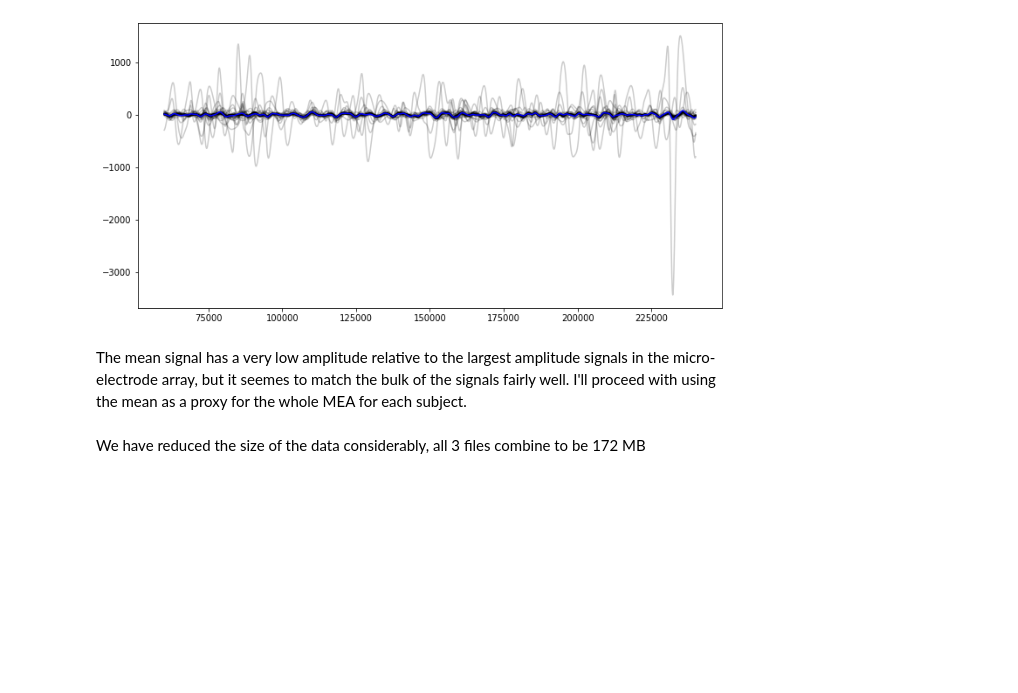
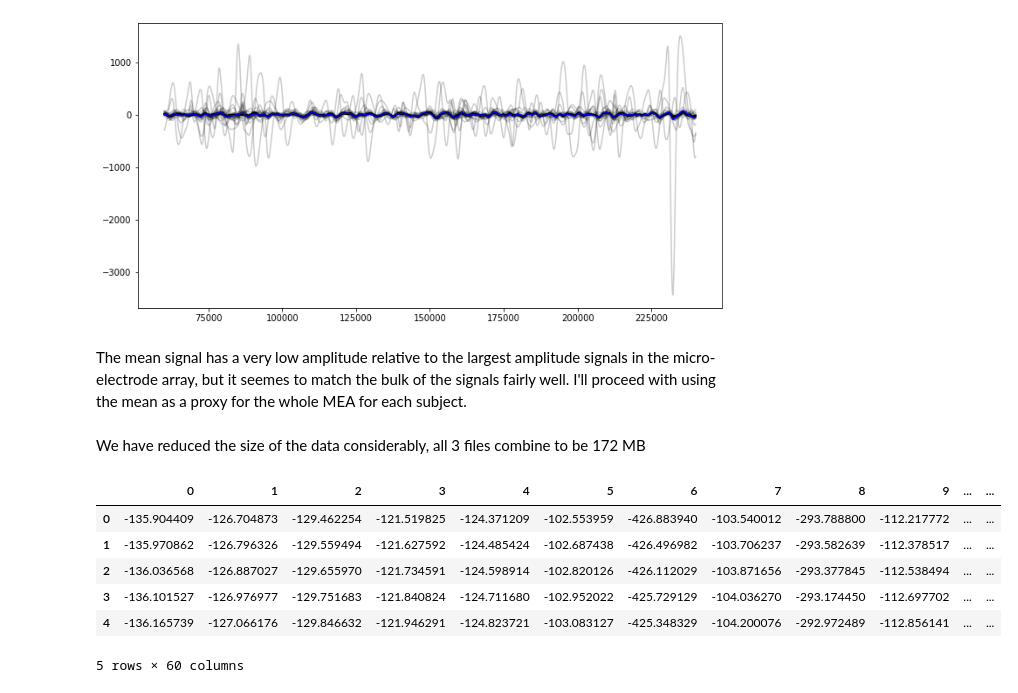
Before and after one commit to kartikey-vyas/GI-timeseries-classification, a Jupyter notebook: 1.0-kv-loading-data.ipynb, the cells around one changed output. Saved outputs shown, nothing was run; the diff lists cells and outputs as text; code cells hidden in the pictures; blank space fills up the shorter version.

```diff
--- a/1.0-kv-loading-data.ipynb
+++ b/1.0-kv-loading-data.ipynb
@@ -93,3 +93,14 @@ df_first.to_csv(export_path+"first_means.csv")
 df_second.to_csv(export_path+"second_means.csv")
 # %% [markdown]
 We have reduced the size of the data considerably, all 3 files combine to be 172 MB
+# %%
+data = pd.DataFrame(ach_at_baseline['filt_data'])
+data.T.head()
+# %% [output]
+|  | 0 | 1 | 2 | 3 | 4 | 5 | 6 | 7 | 8 | 9 | ... | ... |
+| 0 | -135.904409 | -126.704873 | -129.462254 | -121.519825 | -124.371209 | -102.553959 | -426.883940 | -103.540012 | -293.788800 | -112.217772 | ... | ... |
+| 1 | -135.970862 | -126.796326 | -129.559494 | -121.627592 | -124.485424 | -102.687438 | -426.496982 | -103.706237 | -293.582639 | -112.378517 | ... | ... |
+| 2 | -136.036568 | -126.887027 | -129.655970 | -121.734591 | -124.598914 | -102.820126 | -426.112029 | -103.871656 | -293.377845 | -112.538494 | ... | ... |
+| 3 | -136.101527 | -126.976977 | -129.751683 | -121.840824 | -124.711680 | -102.952022 | -425.729129 | -104.036270 | -293.174450 | -112.697702 | ... | ... |
+| 4 | -136.165739 | -127.066176 | -129.846632 | -121.946291 | -124.823721 | -103.083127 | -425.348329 | -104.200076 | -292.972489 | -112.856141 | ... | ... |
+5 rows × 60 columns
```
Also changed, not shown: 7 other files.
